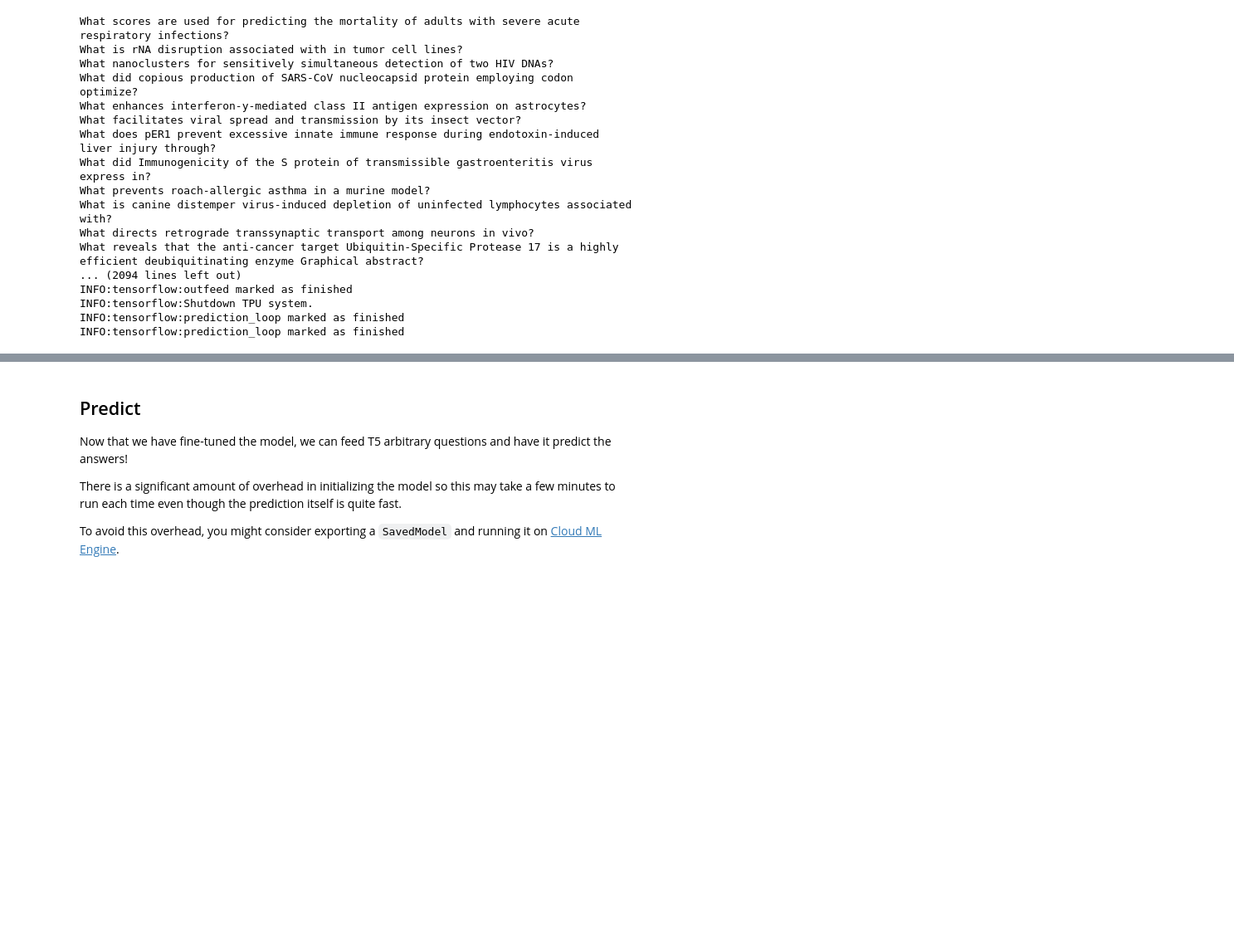
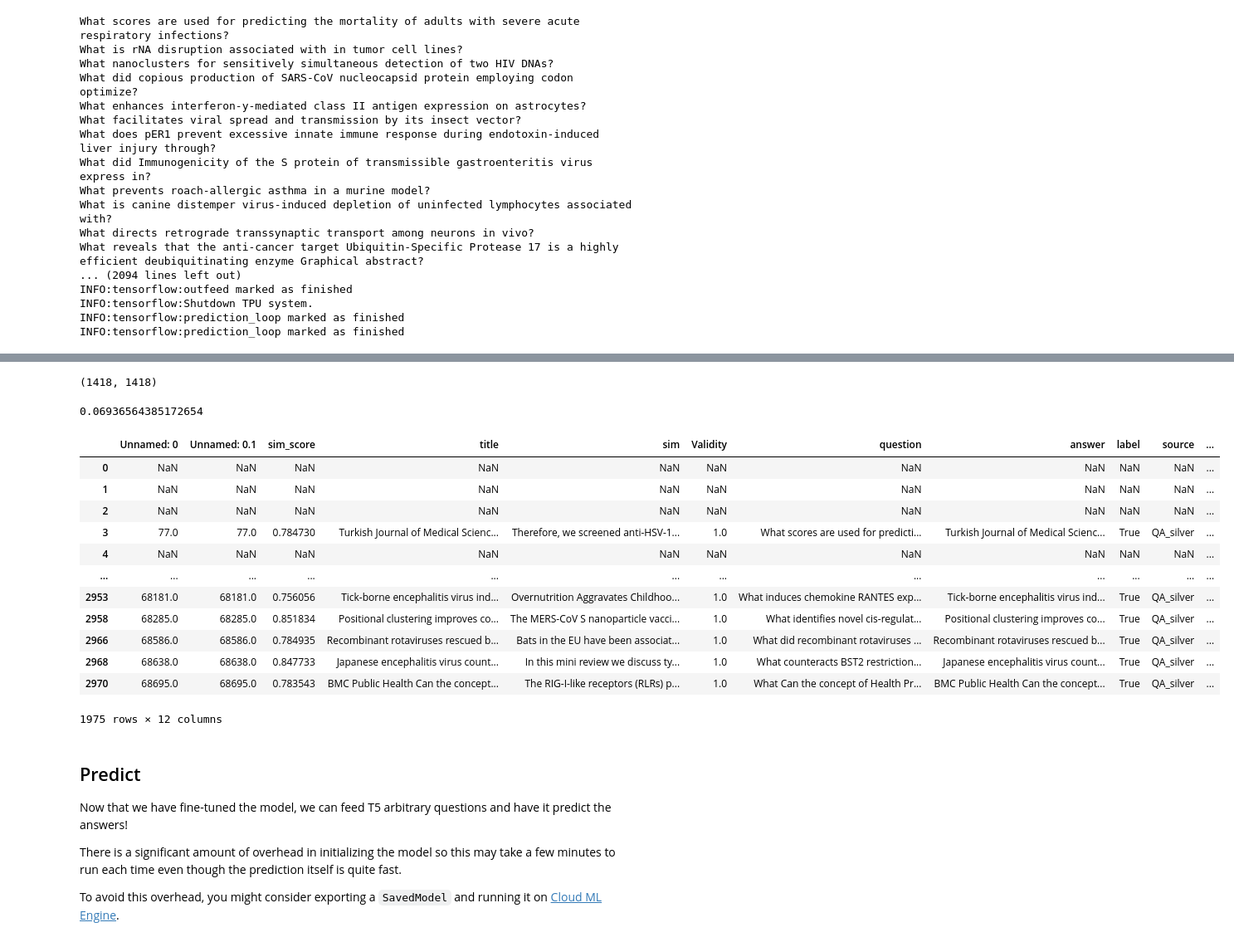
Before and after one commit to johntiger1/hugging-face-generation, a Jupyter notebook: Copy_of_t5_trivia.ipynb, the cells around one changed output, grey strips where cells are left out. Shown at 83% size. Drawn from its saved outputs; the diff is of its cells as text; code cells hidden in the pictures; blank space fills up the shorter version.

```diff
--- a/Copy_of_t5_trivia.ipynb
+++ b/Copy_of_t5_trivia.ipynb
@@ -1725,0 +2242,8 @@ final_manual_valid_df.to_csv(T5_MANUAL_QA_PATH)
+# %%
+cosine_sims.shape
+# %% [output]
+(1418, 1418)
+# %%
+cosine_sims.sum()/(1/2*cosine_sims.shape[0]**2)
+# %% [output]
+0.06936564385172654
@@ -1725,0 +2252,18 @@ final_manual_valid_df.to_csv(T5_MANUAL_QA_PATH)
+# %%
+# use a join, on the question = questions
+# or simply, append the column at the end!
+pd.concat([valid_more_annotated_df,dlr_manual_df], axis=1)
+# %% [output]
+|  | Unnamed: 0 | Unnamed: 0.1 | sim_score | title | sim | Validity | question | answer | label | source | ... |
+| 0 | NaN | NaN | NaN | NaN | NaN | NaN | NaN | NaN | NaN | NaN | ... |
+| 1 | NaN | NaN | NaN | NaN | NaN | NaN | NaN | NaN | NaN | NaN | ... |
+| 2 | NaN | NaN | NaN | NaN | NaN | NaN | NaN | NaN | NaN | NaN | ... |
+| 3 | 77.0 | 77.0 | 0.784730 | Turkish Journal of Medical Scienc... | Therefore, we screened anti-HSV-1... | 1.0 | What scores are used for predicti... | Turkish Journal of Medical Scienc... | True | QA_silver | ... |
+| 4 | NaN | NaN | NaN | NaN | NaN | NaN | NaN | NaN | NaN | NaN | ... |
+| ... | ... | ... | ... | ... | ... | ... | ... | ... | ... | ... | ... |
+| 2953 | 68181.0 | 68181.0 | 0.756056 | Tick-borne encephalitis virus ind... | Overnutrition Aggravates Childhoo... | 1.0 | What induces chemokine RANTES exp... | Tick-borne encephalitis virus ind... | True | QA_silver | ... |
+| 2958 | 68285.0 | 68285.0 | 0.851834 | Positional clustering improves co... | The MERS-CoV S nanoparticle vacci... | 1.0 | What identifies novel cis-regulat... | Positional clustering improves co... | True | QA_silver | ... |
+| 2966 | 68586.0 | 68586.0 | 0.784935 | Recombinant rotaviruses rescued b... | Bats in the EU have been associat... | 1.0 | What did recombinant rotaviruses ... | Recombinant rotaviruses rescued b... | True | QA_silver | ... |
+| 2968 | 68638.0 | 68638.0 | 0.847733 | Japanese encephalitis virus count... | In this mini review we discuss ty... | 1.0 | What counteracts BST2 restriction... | Japanese encephalitis virus count... | True | QA_silver | ... |
+| 2970 | 68695.0 | 68695.0 | 0.783543 | BMC Public Health Can the concept... | The RIG-I-like receptors (RLRs) p... | 1.0 | What Can the concept of Health Pr... | BMC Public Health Can the concept... | True | QA_silver | ... |
+1975 rows × 12 columns
```
Also changed, not shown: parts of 90 cells of this notebook.
